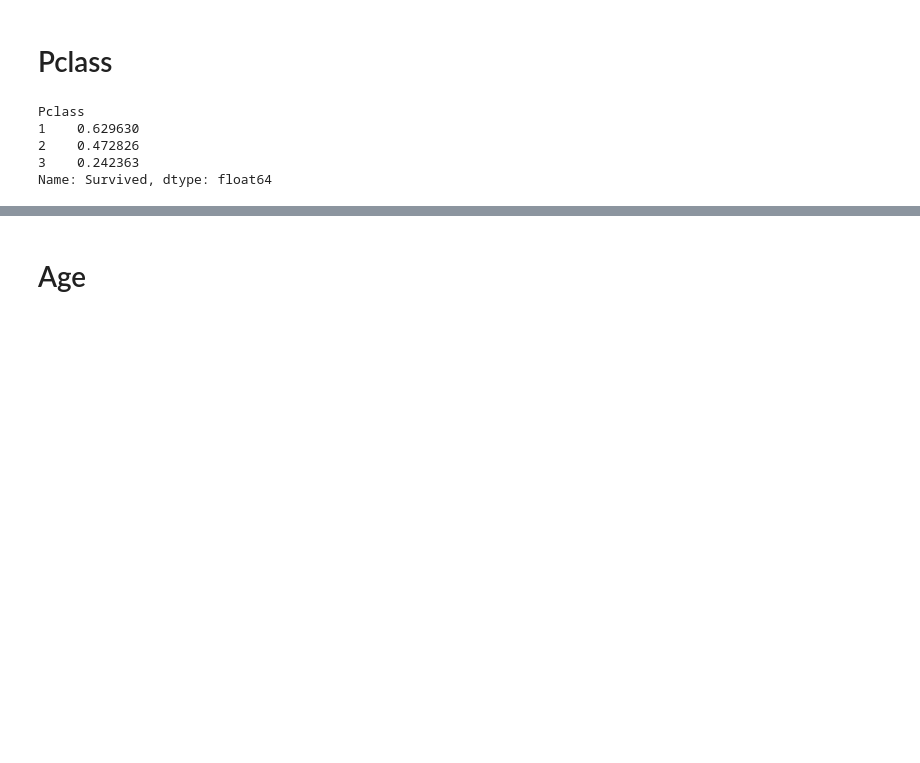
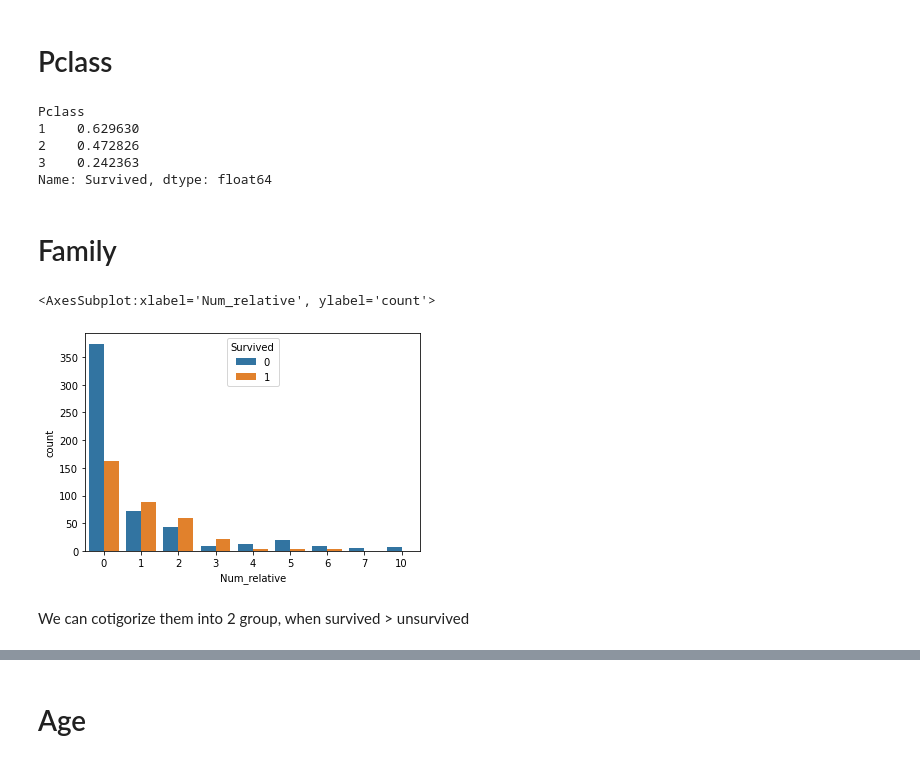
Before and after one commit to AleksandrLagutov/Portfolio, a Jupyter notebook: Titanic/Titanic.ipynb, the cells around one changed output, grey strips where cells are left out. Drawn from its saved outputs; the diff is of its cells as text; code cells hidden in the pictures; blank space fills up the shorter version.

```diff
--- a/Titanic/Titanic.ipynb
+++ b/Titanic/Titanic.ipynb
@@ -131,3 +135,16 @@ Pclass
 2    0.472826
 3    0.242363
 Name: Survived, dtype: float64
+# %% [markdown]
+# Family
+# %%
+new_train_data['Num_relative'] = new_train_data['SibSp'] + new_train_data['Parch']
+# %%
+new_train_data.drop(columns=['SibSp', 'Parch'], inplace=True)
+# %%
+sns.countplot(data=new_train_data, x='Num_relative', hue='Survived')
+# %% [output]
+<AxesSubplot:xlabel='Num_relative', ylabel='count'>
+[figure, added]
+# %% [markdown]
+We can cotigorize them into 2 group, when survived > unsurvived
```
Also changed, not shown: parts of 42 cells of this notebook.
